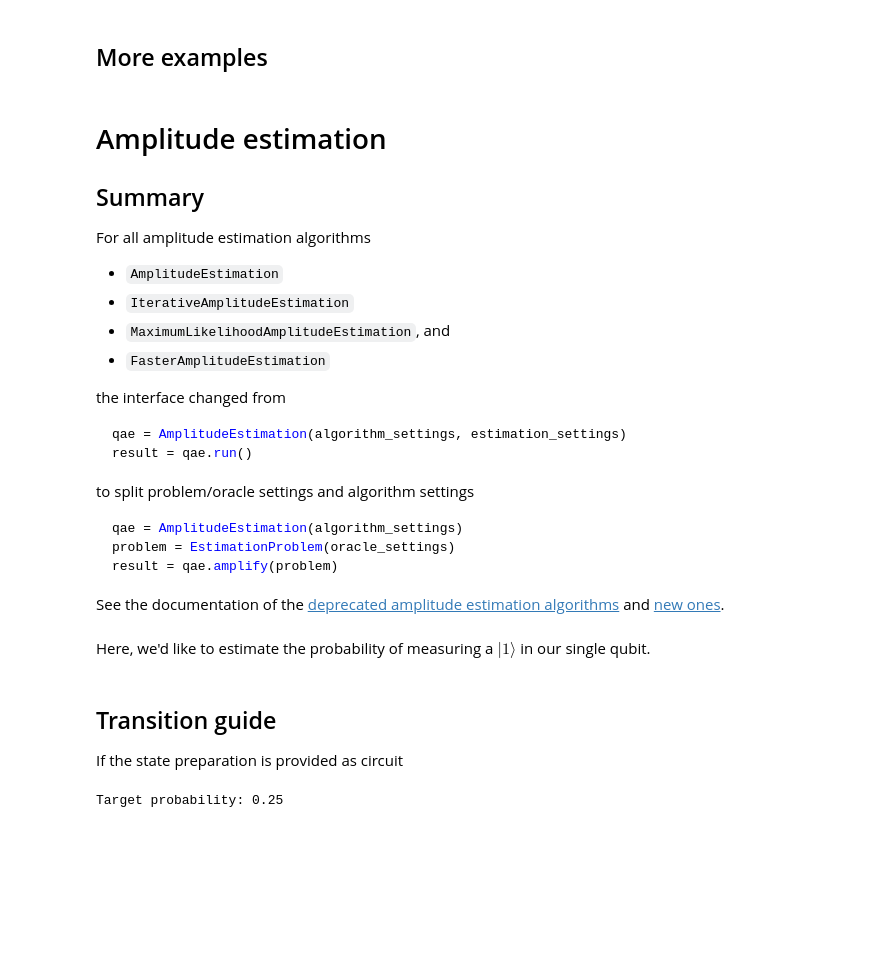
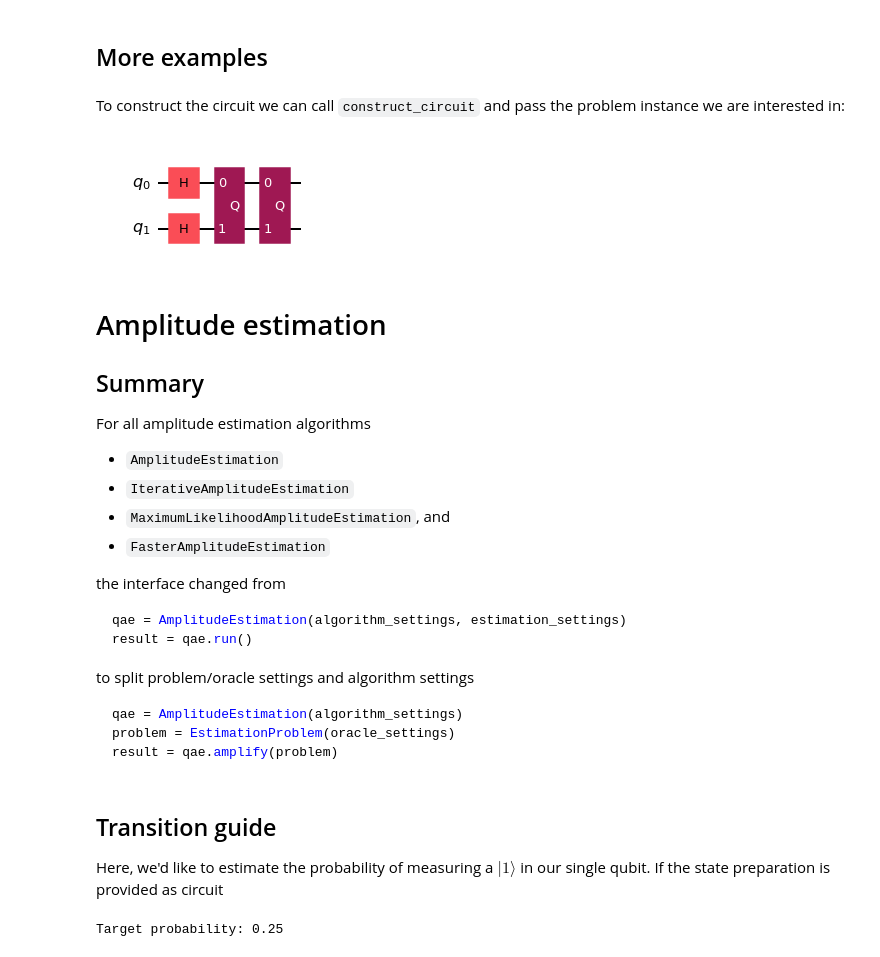
Before and after one commit to Cryoris/notebooks, a Jupyter notebook: MigrationGuide/Qiskit Algorithms Transition Guide.ipynb, the cells around one changed output. Saved outputs shown, nothing was run; the diff lists cells and outputs as text; code cells hidden in the pictures; blank space fills up the shorter version.

````diff
--- a/MigrationGuide/Qiskit Algorithms Transition Guide.ipynb
+++ b/MigrationGuide/Qiskit Algorithms Transition Guide.ipynb
@@ -190,7 +202,7 @@ from qiskit.circuit.library import PhaseOracle
 from qiskit.algorithms import Grover, AmplificationProblem
 
 oracle = PhaseOracle('x & ~y')
-problem = AmplificationProblem(oracle=oracle, is_good_state=oracle.is_good_state)
+problem = AmplificationProblem(oracle=oracle, is_good_state=oracle.evaluate_bitstring)
 grover = Grover(quantum_instance=qinstance)
 result = grover.amplify(problem)
 print('Top measurement:', result.top_measurement)
@@ -205,3 +215,10 @@ The `qiskit.aqua.components.oracles.TruthTableOracle` is not yet ported, but the
+# %% [markdown]
+To construct the circuit we can call `construct_circuit` and pass the problem instance we are interested in:
+# %%
+power = 2
+grover.construct_circuit(problem, power).draw('mpl', style='iqx')
+# %% [output]
+[figure, added]
 # %% [markdown]
 # Amplitude estimation<a href='#' id='ae'></a>
 
@@ -224,13 +241,11 @@ qae = AmplitudeEstimation(algorithm_settings)
 problem = EstimationProblem(oracle_settings)
 result = qae.amplify(problem)
 ```
-See the documentation of the [deprecated amplitude estimation algorithms](https://qiskit.org/documentation/apidoc/qiskit.aqua.algorithms.html#amplitude-estimators) and [new ones](#).
+<!-- See the documentation of the [deprecated amplitude estimation algorithms](https://qiskit.org/documentation/apidoc/qiskit.aqua.algorithms.html#amplitude-estimators) and [new ones](#). -->
 # %% [markdown]
-Here, we'd like to estimate the probability of measuring a $|1\rangle$ in our single qubit.
+## Transition guide
+
+Here, we'd like to estimate the probability of measuring a $|1\rangle$ in our single qubit. If the state preparation is provided as circuit
-# %% [markdown]
-## Transition guide
-
-If the state preparation is provided as circuit
 # %%
 import numpy as np
 
````
Also changed, not shown: parts of 24 cells of this notebook.
